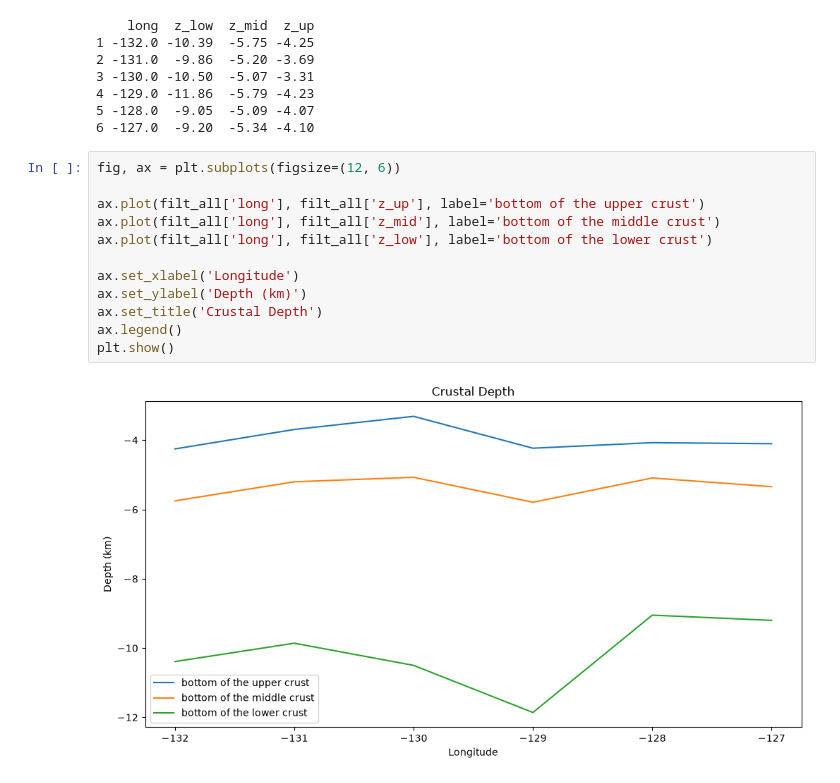
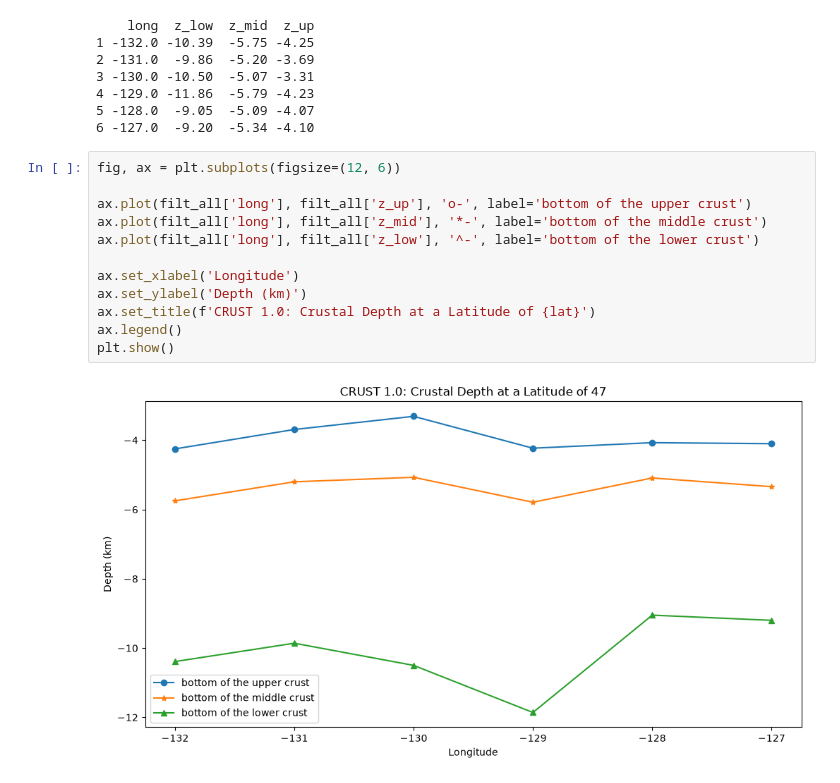
Before and after one commit to sydpas/grav_mag_model, a Jupyter notebook: src/thickness/crust_thickness.ipynb, the cells around one changed output. Cells and saved outputs as stored; diff of their text form.

```diff
--- a/src/thickness/crust_thickness.ipynb
+++ b/src/thickness/crust_thickness.ipynb
@@ -99,14 +99,14 @@ print(filt_all)
 # %%
 fig, ax = plt.subplots(figsize=(12, 6))
 
-ax.plot(filt_all['long'], filt_all['z_up'], label='bottom of the upper crust')
-ax.plot(filt_all['long'], filt_all['z_mid'], label='bottom of the middle crust')
-ax.plot(filt_all['long'], filt_all['z_low'], label='bottom of the lower crust')
+ax.plot(filt_all['long'], filt_all['z_up'], 'o-', label='bottom of the upper crust')
+ax.plot(filt_all['long'], filt_all['z_mid'], '*-', label='bottom of the middle crust')
+ax.plot(filt_all['long'], filt_all['z_low'], '^-', label='bottom of the lower crust')
 
 ax.set_xlabel('Longitude')
 ax.set_ylabel('Depth (km)')
-ax.set_title('Crustal Depth')
+ax.set_title(f'CRUST 1.0: Crustal Depth at a Latitude of {lat}')
 ax.legend()
 plt.show()
 # %% [output]
-[figure, old version]
+[figure, new version]
```
Also changed, not shown: 3 other files.
